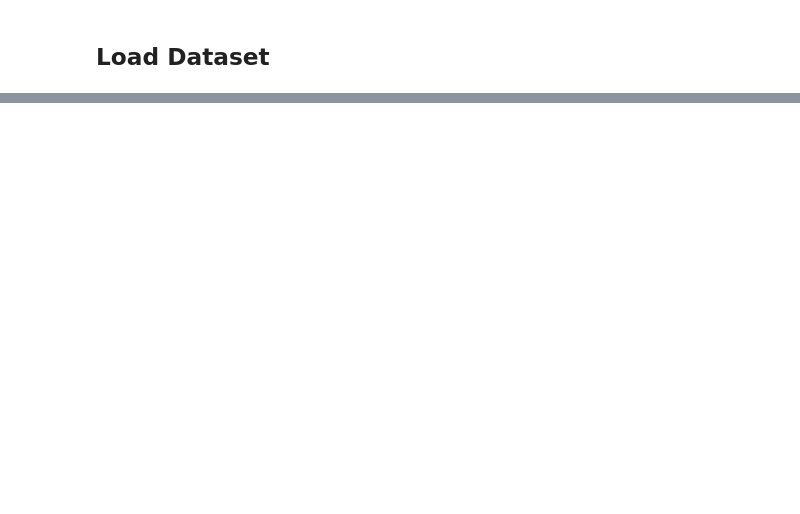
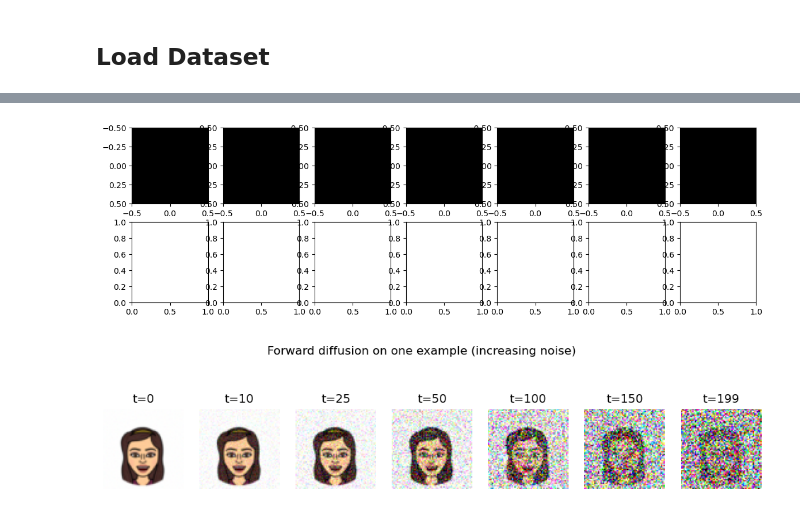
Before and after one commit to Apaulgithub/Diffusion_Model, a Jupyter notebook: diffusion-model.ipynb, the cells around one changed output, grey strips where cells are left out. Saved outputs shown, nothing was run; the diff lists cells and outputs as text; code cells hidden in the pictures; blank space fills up the shorter version.

Commit message:
Kaggle Notebook | Diffusion Model | Updated notebook

```diff
--- a/diffusion-model.ipynb
+++ b/diffusion-model.ipynb
@@ -224,0 +220,16 @@ plt.show()
+# %%
+# full sampling chain (generate from pure noise)
+@torch.no_grad()
+def sample_loop(model, shape=(1,3,IMG_SIZE,IMG_SIZE), device=DEVICE, return_intermediate=False):
+    model.eval()
+    B = shape[0]
+    x = torch.randn(shape, device=device)
+    intermediates = []
+    for step in reversed(range(T_STEPS)):
+        t = torch.full((B,), step, dtype=torch.long, device=device)
+        x = p_sample_once(model, x, t)
+        if return_intermediate and (step % (T_STEPS//7) == 0 or step in [0,1]):
+            intermediates.append(x.detach().cpu())
+    if return_intermediate:
+        return x.detach().cpu(), intermediates
+    return x.detach().cpu()
@@ -225 +312,28 @@ plt.show()
+# %%
+# ---------------- Visualization of forward noise on a batch --------------
+def visualize_forward_on_batch(model, data_loader, num_images=4):
+    model.eval()
+    batch = next(iter(data_loader)).to(DEVICE)
+    x0 = batch[:num_images]
+    fig, axes = plt.subplots(2, 7, figsize=(14,4))
+    t_values = [0, 10, 25, 50, 100, 150, T_STEPS-1]
+    for i, t in enumerate(t_values):
+        tvec = torch.full((num_images,), t, device=DEVICE, dtype=torch.long)
+        x_t, _ = q_sample(x0, tvec)
+        x_t_np = ((x_t.cpu()+1)/2).permute(0,2,3,1).numpy()
+        for j in range(num_images):
+            axes[0, i].imshow(np.zeros((1,1,3)))  # placeholder for layout
+    # We'll just show for one image across time
+    plt.figure(figsize=(12,3))
+    for i, t in enumerate(t_values):
+        x_t, _ = q_sample(x0[0:1], torch.tensor([t], device=DEVICE))
+        im = ((x_t[0].cpu()+1)/2).permute(1,2,0).numpy()
+        plt.subplot(1,7,i+1); plt.imshow(im); plt.axis('off'); plt.title(f"t={t}")
+    plt.suptitle("Forward diffusion on one example (increasing noise)")
+    plt.show()
+
+visualize_forward_on_batch(model, loader, num_images=4)
+# %% [output]
+[figure, added]
+[figure, added]
 # %%
```
Also changed, not shown: parts of 20 cells of this notebook.
